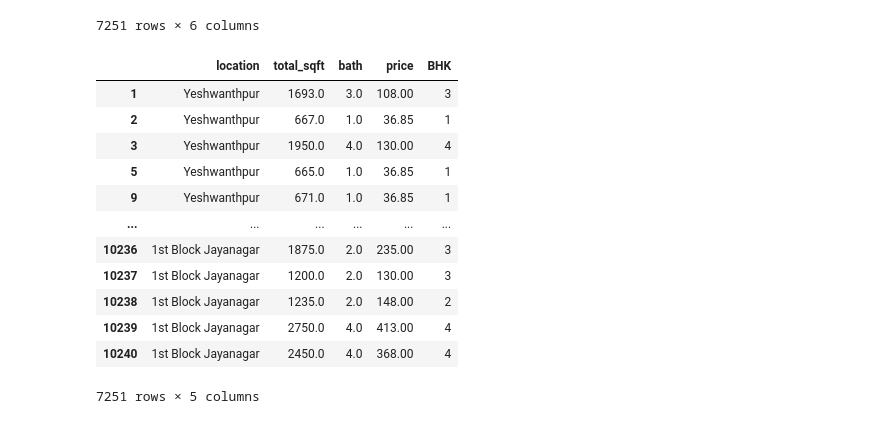
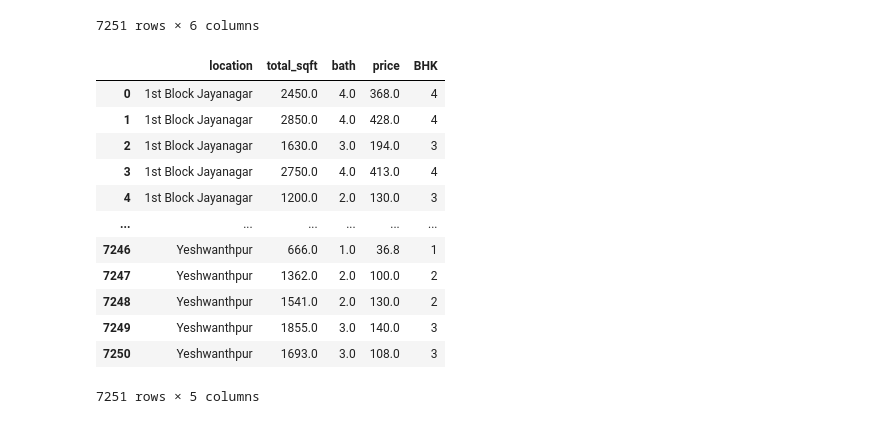
Before and after one commit to asheshh-lal/predict-price, a Jupyter notebook: Price-Prediction.ipynb, the cells around one changed output. Cells and saved outputs as stored; diff of their text form; code cells hidden in the pictures.

```diff
--- a/Price-Prediction.ipynb
+++ b/Price-Prediction.ipynb
@@ -515,19 +520,23 @@ df6
 | 10240 | 1st Block Jayanagar | 2450.0 | 4.0 | 368.00 | 4 | 15020.408163 |
 7251 rows × 6 columns
 # %%
-df7 = df6.drop('Price per square feet',axis='columns')
+#final clean dataset
+
+df7 = df6.drop('Price per square feet',axis='columns').sort_values(by='location')
+
+df7.reset_index(drop=True, inplace=True)
 df7
 # %% [output]
 |  | location | total_sqft | bath | price | BHK |
-| 1 | Yeshwanthpur | 1693.0 | 3.0 | 108.00 | 3 |
-| 2 | Yeshwanthpur | 667.0 | 1.0 | 36.85 | 1 |
-| 3 | Yeshwanthpur | 1950.0 | 4.0 | 130.00 | 4 |
-| 5 | Yeshwanthpur | 665.0 | 1.0 | 36.85 | 1 |
-| 9 | Yeshwanthpur | 671.0 | 1.0 | 36.85 | 1 |
+| 0 | 1st Block Jayanagar | 2450.0 | 4.0 | 368.0 | 4 |
+| 1 | 1st Block Jayanagar | 2850.0 | 4.0 | 428.0 | 4 |
+| 2 | 1st Block Jayanagar | 1630.0 | 3.0 | 194.0 | 3 |
+| 3 | 1st Block Jayanagar | 2750.0 | 4.0 | 413.0 | 4 |
+| 4 | 1st Block Jayanagar | 1200.0 | 2.0 | 130.0 | 3 |
 | ... | ... | ... | ... | ... | ... |
-| 10236 | 1st Block Jayanagar | 1875.0 | 2.0 | 235.00 | 3 |
-| 10237 | 1st Block Jayanagar | 1200.0 | 2.0 | 130.00 | 3 |
-| 10238 | 1st Block Jayanagar | 1235.0 | 2.0 | 148.00 | 2 |
-| 10239 | 1st Block Jayanagar | 2750.0 | 4.0 | 413.00 | 4 |
-| 10240 | 1st Block Jayanagar | 2450.0 | 4.0 | 368.00 | 4 |
+| 7246 | Yeshwanthpur | 666.0 | 1.0 | 36.8 | 1 |
+| 7247 | Yeshwanthpur | 1362.0 | 2.0 | 100.0 | 2 |
+| 7248 | Yeshwanthpur | 1541.0 | 2.0 | 130.0 | 2 |
+| 7249 | Yeshwanthpur | 1855.0 | 3.0 | 140.0 | 3 |
+| 7250 | Yeshwanthpur | 1693.0 | 3.0 | 108.0 | 3 |
 7251 rows × 5 columns
```
Also changed, not shown: parts of 25 cells of this notebook.
